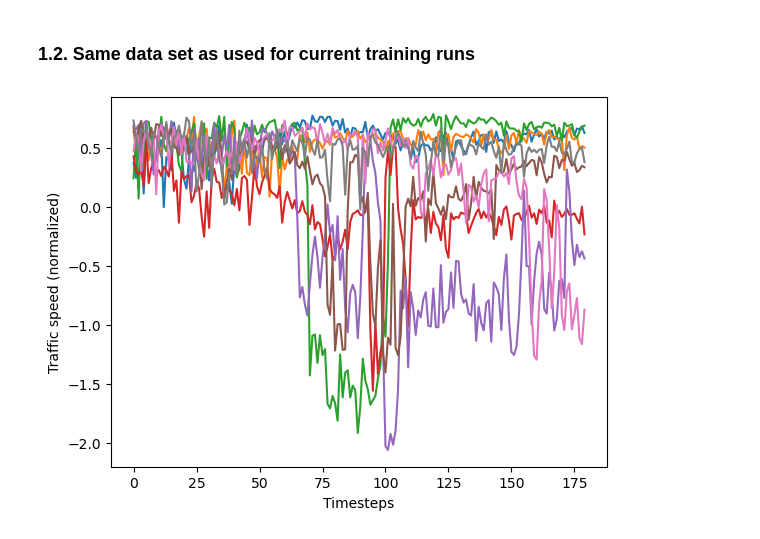
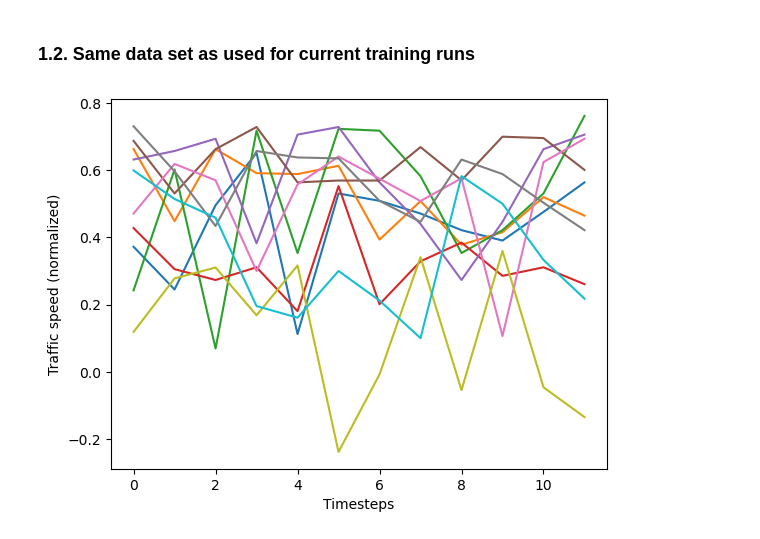
Before and after one commit to Mu-Bilal/Temporal-Graph-MLP-Mixer, a Jupyter notebook: src/TGMM-1/dev/dataset_understanding.ipynb, the cells around one changed output. Saved outputs shown, nothing was run; the diff lists cells and outputs as text; code cells hidden in the pictures.

```diff
--- a/src/TGMM-1/dev/dataset_understanding.ipynb
+++ b/src/TGMM-1/dev/dataset_understanding.ipynb
@@ -45,16 +45,16 @@ from omegaconf import OmegaConf
 
 cfg = OmegaConf.load('/Users/luis/Desktop/ETH/Courses/AS24-DL/Project/Temporal-Graph-MLP-Mixer/src/TGMM-1/train/config.yaml')
 cfg = OmegaConf.merge(cfg, OmegaConf.load('/Users/luis/Desktop/ETH/Courses/AS24-DL/Project/Temporal-Graph-MLP-Mixer/src/TGMM-1/train/metrla.yaml'))
-cfg.train.max_len = 200
+# cfg.train.max_len = 200
 train_loader, val_loader, test_loader = create_dataloaders(cfg)
 # %%
 import torch
 
-n_nodes = 8
+n_nodes = 10
 a = torch.stack([train_loader.dataset[i].y[:n_nodes, 0] for i in range(int(cfg.train.max_len*cfg.train.train_size))])
-plt.plot(a)
+plt.plot(train_loader.dataset[0].y[:n_nodes, :].T)
 plt.xlabel('Timesteps')
 plt.ylabel('Traffic speed (normalized)')
 plt.show()
 # %% [output]
-[figure, old version]
+[figure, new version]
```
Also changed, not shown: 6 other files.
